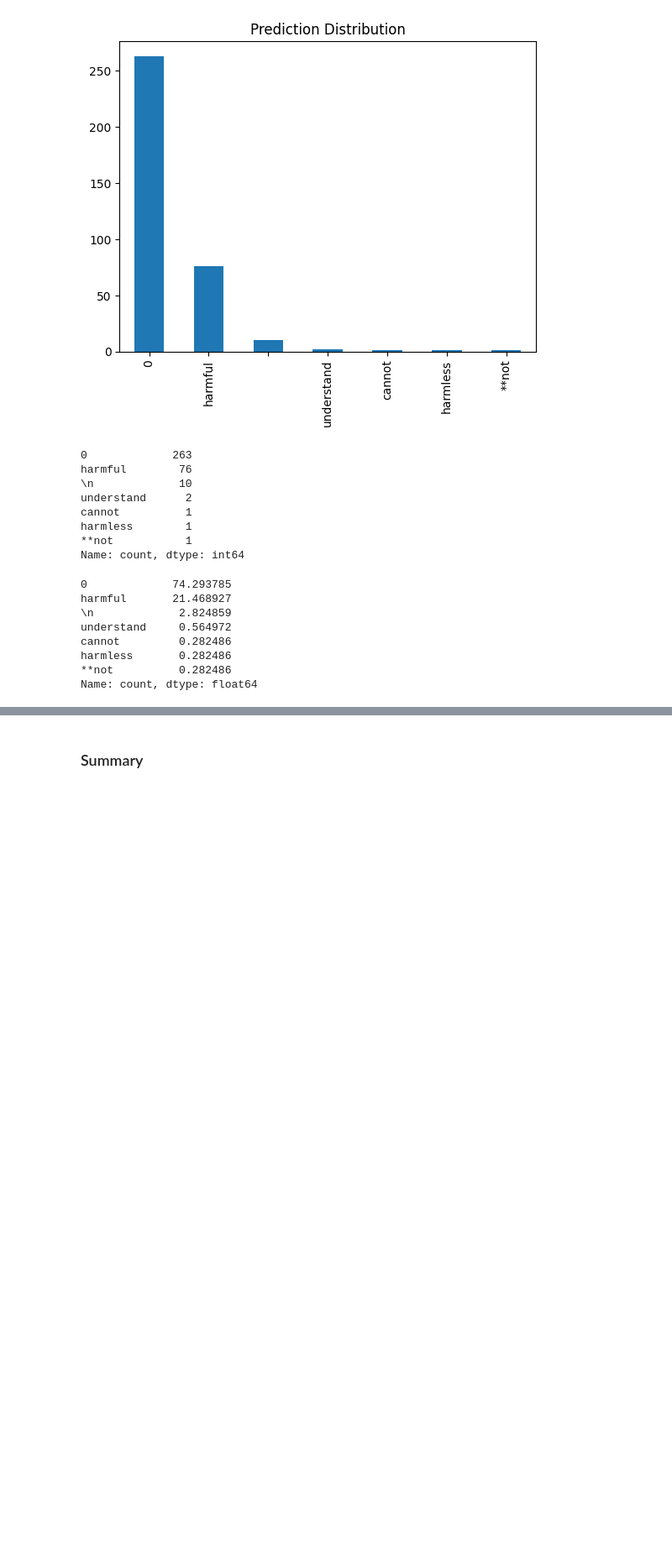
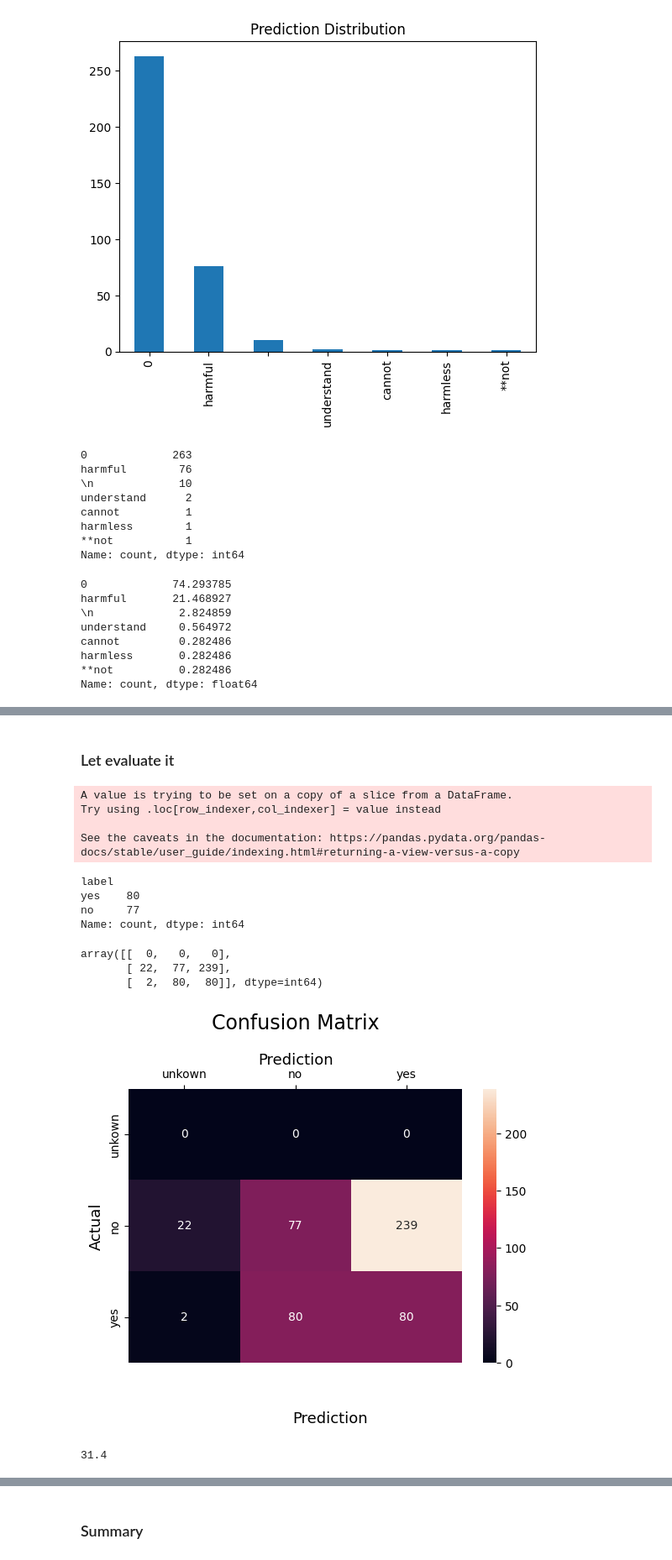
Before and after one commit to ABDULLAHHG/Harmful-Prompt-Detection, a Jupyter notebook: HarmFul Prompt Detection.ipynb, the cells around one changed output, grey strips where cells are left out. Shown at 84% size. Drawn from its saved outputs; the diff is of its cells as text; code cells hidden in the pictures; blank space fills up the shorter version.

```diff
--- a/HarmFul Prompt Detection.ipynb
+++ b/HarmFul Prompt Detection.ipynb
@@ -363,0 +498,2 @@ Name: count, dtype: float64
+# %% [markdown]
+### Let evaluate it
@@ -363,0 +503,45 @@ Name: count, dtype: float64
+# %%
+df["label"] = df["CorrectLabel"].apply(lambda x : "yes" if x==1.0 else "no")
+# %% [output]
+A value is trying to be set on a copy of a slice from a DataFrame.
+Try using .loc[row_indexer,col_indexer] = value instead
+
+See the caveats in the documentation: https://pandas.pydata.org/pandas-docs/stable/user_guide/indexing.html#returning-a-view-versus-a-copy
+# %%
+gemini_harmfull_series = pd.Series(harmfull_gemini_pro_Strikoder)
+cm = confusion_matrix(df["label"],gemini_harmfull_series)
+# %%
+df[df["label"] == gemini_harmfull_series]["label"].value_counts()
+# %% [output]
+label
+yes    80
+no     77
+Name: count, dtype: int64
+# %%
+cm
+# %% [output]
+array([[  0,   0,   0],
+       [ 22,  77, 239],
+       [  2,  80,  80]], dtype=int64)
+# %%
+sns.heatmap(cm,
+            annot=True,
+            fmt='g',
+            xticklabels=['unkown','no' , "yes"],
+            yticklabels=['unkown','no' , "yes"])
+plt.ylabel('Actual', fontsize=13)
+plt.title('Confusion Matrix', fontsize=17, pad=20)
+plt.gca().xaxis.set_label_position('top')
+plt.xlabel('Prediction', fontsize=13)
+plt.gca().xaxis.tick_top()
+
+plt.gca().figure.subplots_adjust(bottom=0.2)
+plt.gca().figure.text(0.5, 0.05, 'Prediction', ha='center', fontsize=13)
+plt.show()
+# %% [output]
+[figure, added]
+# %%
+from sklearn.metrics import accuracy_score
+accuracy_score(df["label"],gemini_harmfull_series)* 100
+# %% [output]
+31.4
```
Also changed, not shown: parts of 42 cells of this notebook.
